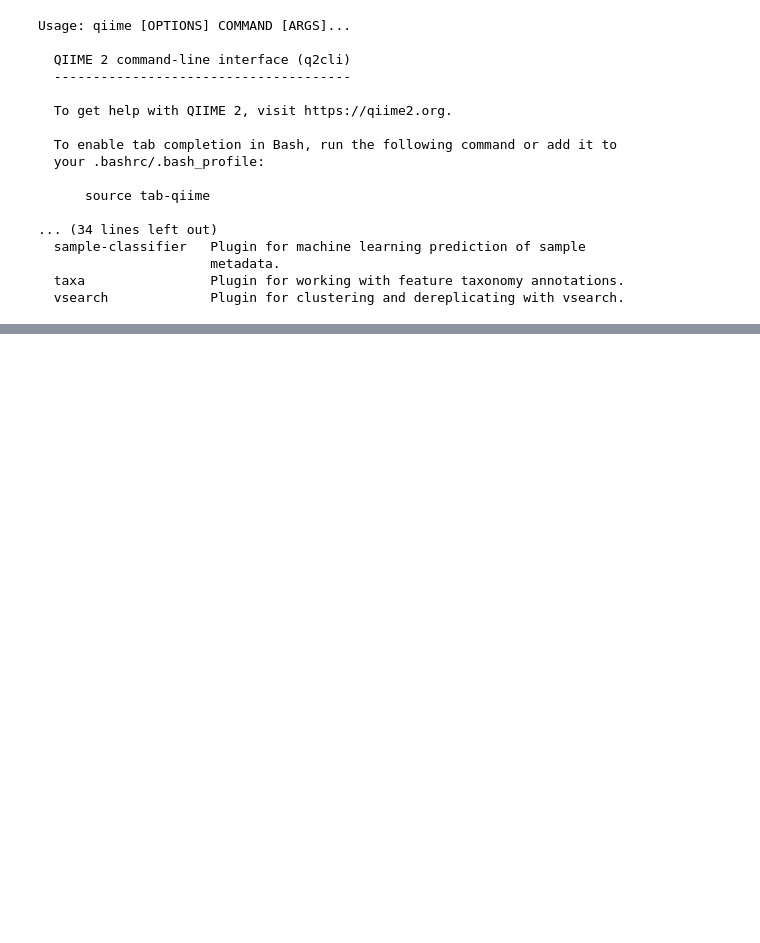
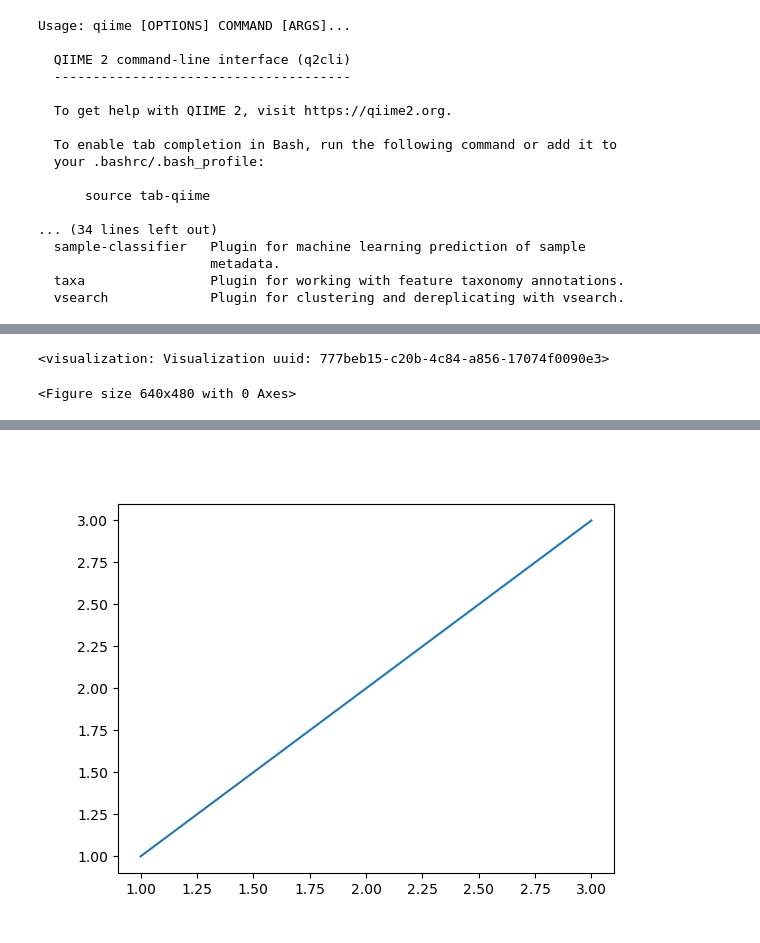
Before and after one commit to grusso98/gut-microbiota-diet, a Jupyter notebook: fastq-analysis.ipynb, the cells around one changed output, grey strips where cells are left out. Cells and saved outputs as stored; diff of their text form; code cells hidden in the pictures; blank space fills up the shorter version.

Commit message:
created qiime artifacts

```diff
--- a/fastq-analysis.ipynb
+++ b/fastq-analysis.ipynb
@@ -202,0 +180,17 @@ artifact_data
+# %%
+%matplotlib inline
+from qiime2.plugins import demux as demux
+demux_summary = demux.visualizers.summarize(artifact_data)
+demux_summary.visualization
+# %% [output]
+<visualization: Visualization uuid: 777beb15-c20b-4c84-a856-17074f0090e3>
+<Figure size 640x480 with 0 Axes>
+# %%
+!pip install ipympl
+%matplotlib widget
+x = [1,2,3]
+y = [1,2,3]
+import matplotlib.pyplot as plt
+plt.plot(x,y)
+plt.show()
+# %% [output]
@@ -202,0 +214 @@ artifact_data
+[figure, added]
```
Also changed, not shown: parts of 28 cells of this notebook, 2 other files.
